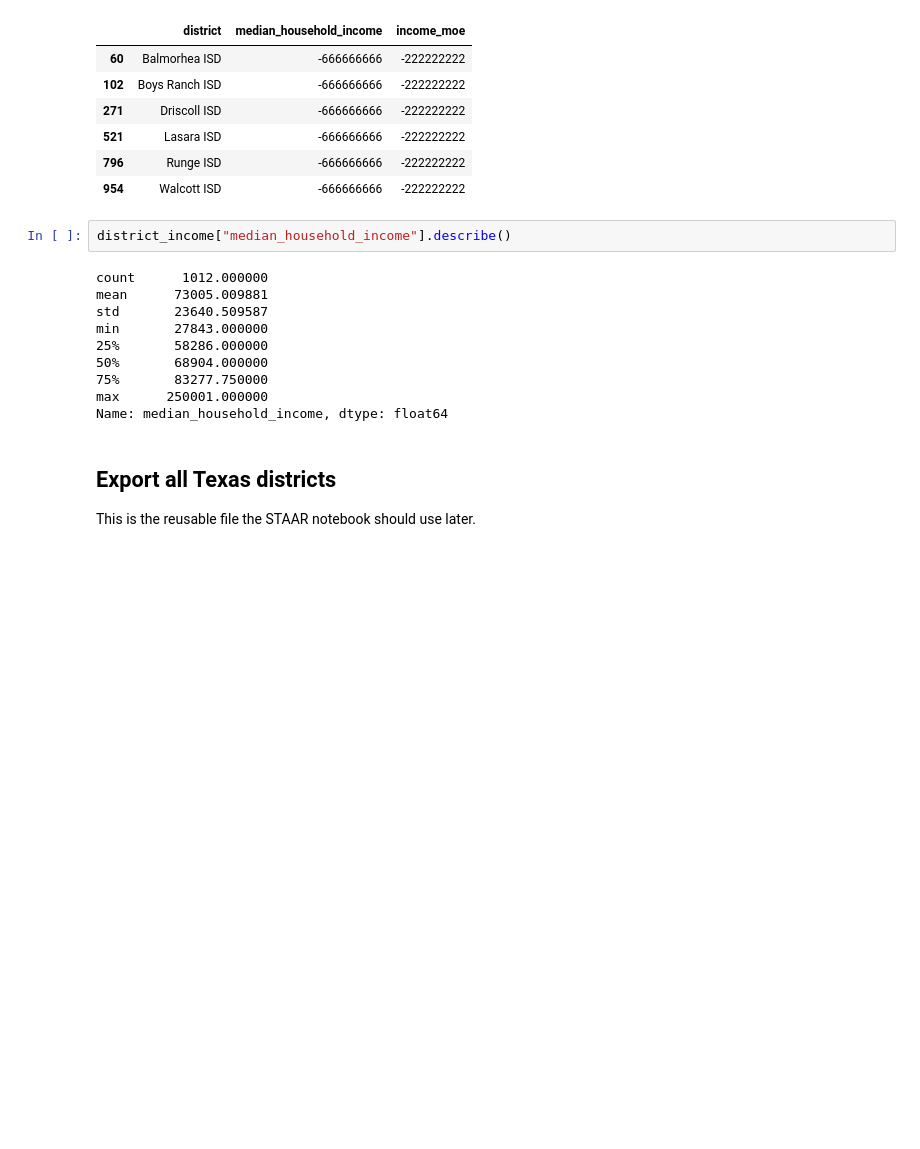
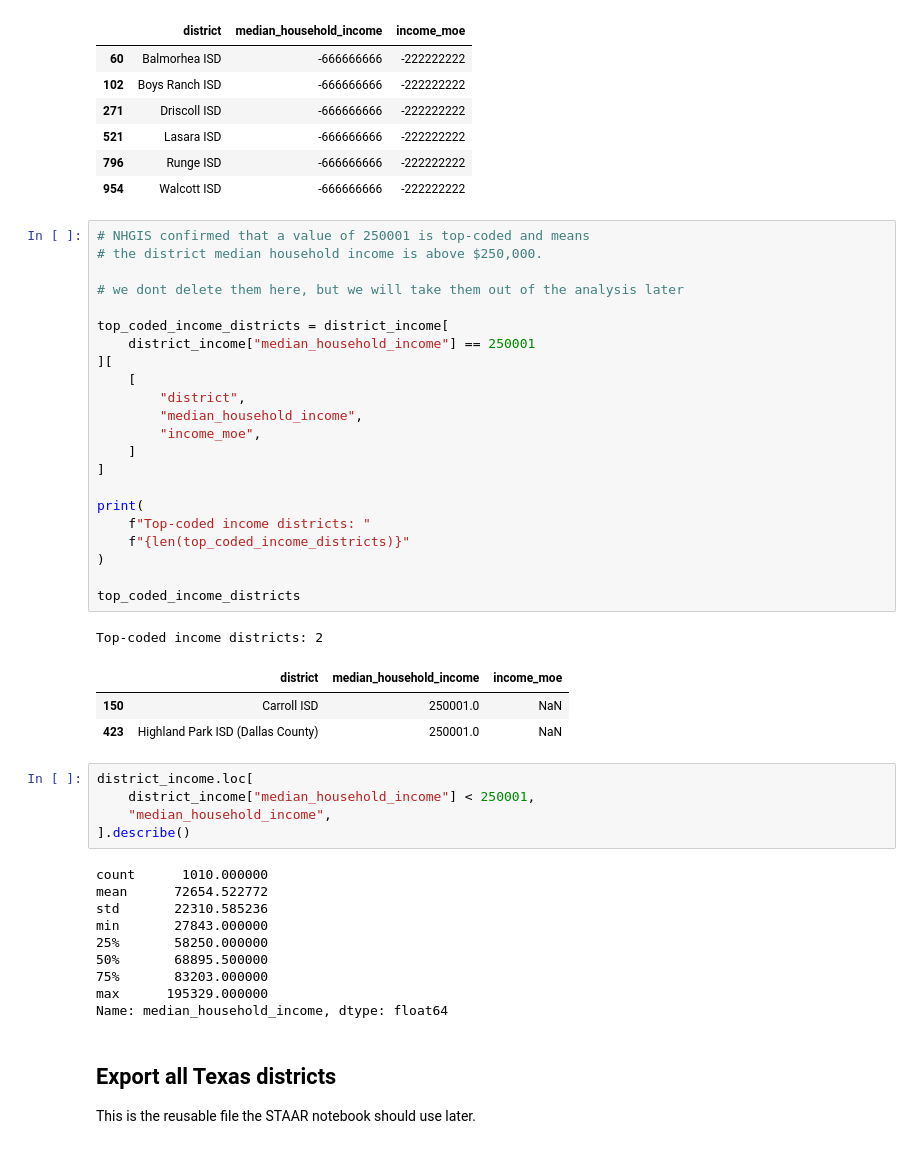
Before and after one commit to sfchronicle/STARR-median-income, a Jupyter notebook: notebooks/01_build_district_income.ipynb, the cells around one changed output. Saved outputs shown, nothing was run; the diff lists cells and outputs as text; blank space fills up the shorter version.

```diff
--- a/notebooks/01_build_district_income.ipynb
+++ b/notebooks/01_build_district_income.ipynb
@@ -291,17 +291,47 @@ Converted 6 district(s) with unavailable ACS income estimates to missing values.
 | 521 | Lasara ISD | -666666666 | -222222222 |
 | 796 | Runge ISD | -666666666 | -222222222 |
 | 954 | Walcott ISD | -666666666 | -222222222 |
+# %%
+# NHGIS confirmed that a value of 250001 is top-coded and means
+# the district median household income is above $250,000.
+
+# we dont delete them here, but we will take them out of the analysis later
+
+top_coded_income_districts = district_income[
+    district_income["median_household_income"] == 250001
+][
+    [
+        "district",
+        "median_household_income",
+        "income_moe",
+    ]
+]
+
+print(
+    f"Top-coded income districts: "
+    f"{len(top_coded_income_districts)}"
+)
+
+top_coded_income_districts
+# %% [output]
+Top-coded income districts: 2
+|  | district | median_household_income | income_moe |
+| 150 | Carroll ISD | 250001.0 | NaN |
+| 423 | Highland Park ISD (Dallas County) | 250001.0 | NaN |
 # %%
-district_income["median_household_income"].describe()
+district_income.loc[
+    district_income["median_household_income"] < 250001,
+    "median_household_income",
+].describe()
 # %% [output]
-count      1012.000000
-mean      73005.009881
-std       23640.509587
+count      1010.000000
+mean      72654.522772
+std       22310.585236
 min       27843.000000
-25%       58286.000000
-50%       68904.000000
-75%       83277.750000
-max      250001.000000
+25%       58250.000000
+50%       68895.500000
+75%       83203.000000
+max      195329.000000
 Name: median_household_income, dtype: float64
 # %% [markdown]
 ## Export all Texas districts
```
Also changed, not shown: parts of 1 cell of this notebook, 2 other files.
